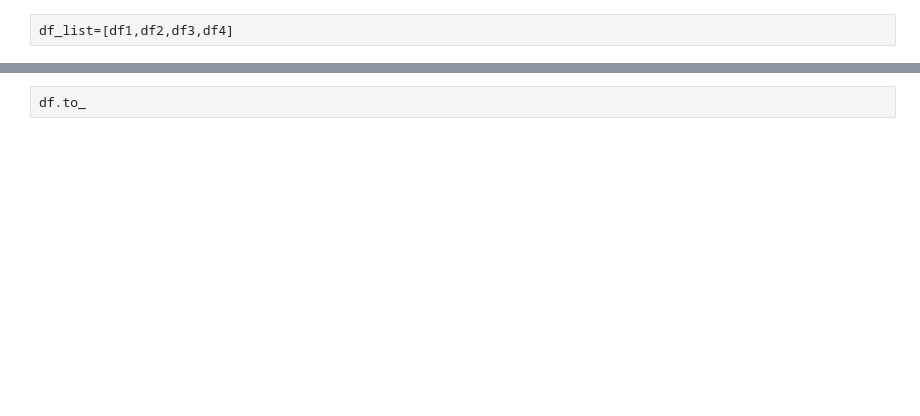
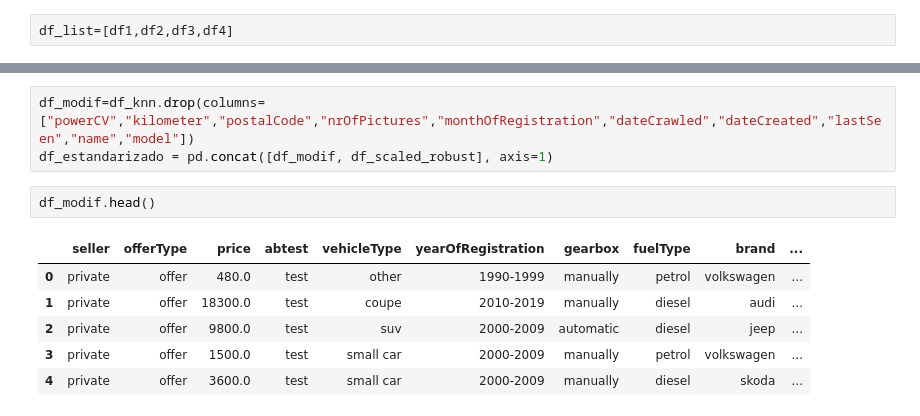
Before and after one commit to SrAlcast/7.2.Feature_Scaling, a Jupyter notebook: laboratorio-modulo7-leccion02-feature-scaling.ipynb, the cells around one changed output, grey strips where cells are left out. Drawn from its saved outputs; the diff is of its cells as text; blank space fills up the shorter version.

```diff
--- a/laboratorio-modulo7-leccion02-feature-scaling.ipynb
+++ b/laboratorio-modulo7-leccion02-feature-scaling.ipynb
@@ -182,2 +175,12 @@ sp.generador_boxplots(df_list)
-# %%
-df.to_
+# %%
+df_modif=df_knn.drop(columns=["powerCV","kilometer","postalCode","nrOfPictures","monthOfRegistration","dateCrawled","dateCreated","lastSeen","name","model"])
+df_estandarizado = pd.concat([df_modif, df_scaled_robust], axis=1)
+# %%
+df_modif.head()
+# %% [output]
+|  | seller | offerType | price | abtest | vehicleType | yearOfRegistration | gearbox | fuelType | brand | ... |
+| 0 | private | offer | 480.0 | test | other | 1990-1999 | manually | petrol | volkswagen | ... |
+| 1 | private | offer | 18300.0 | test | coupe | 2010-2019 | manually | diesel | audi | ... |
+| 2 | private | offer | 9800.0 | test | suv | 2000-2009 | automatic | diesel | jeep | ... |
+| 3 | private | offer | 1500.0 | test | small car | 2000-2009 | manually | petrol | volkswagen | ... |
+| 4 | private | offer | 3600.0 | test | small car | 2000-2009 | manually | diesel | skoda | ... |
```
Also changed, not shown: parts of 17 cells of this notebook, 1 other file.
